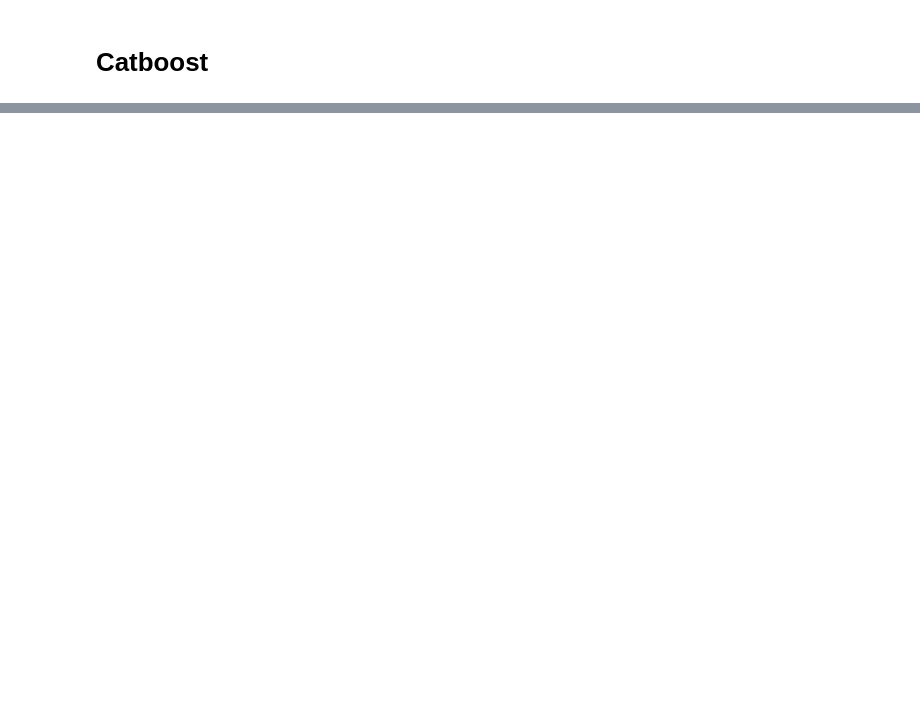
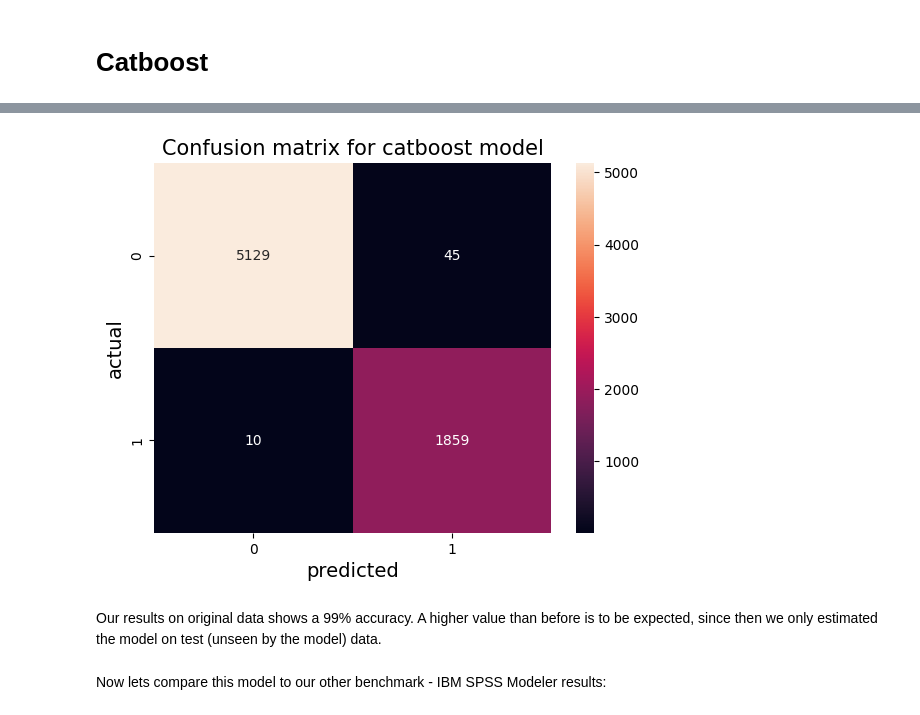
Before and after one commit to stsibikov/Telco_customer_churn, a Jupyter notebook: Machine Learning/Machine Learning.ipynb, the cells around one changed output, grey strips where cells are left out. Cells and saved outputs as stored; diff of their text form; code cells hidden in the pictures; blank space fills up the shorter version.

```diff
--- a/Machine Learning/Machine Learning.ipynb
+++ b/Machine Learning/Machine Learning.ipynb
@@ -59,0 +99,7 @@ model.fit(X_train, y_train)
+# %%
+sampler = RandomOverSampler(sampling_strategy='minority')
+X, y = sampler.fit_resample(df.drop('churn', axis=1), df['churn'])
+X_train, X_test, y_train, y_test = train_test_split(X, y, test_size=0.20)
+
+model = CatBoostClassifier(random_seed=888)
+model.fit(X_train, y_train)
@@ -70,0 +161,11 @@ weighted avg      0.964     0.965     0.964      1409
+# %%
+ax = sns.heatmap(sklearn.metrics.confusion_matrix(df['churn'], model.predict(df.drop('churn', axis=1))), annot=True, fmt='g')
+ax.set_title('Confusion matrix for catboost model', fontsize=15)
+ax.set_xlabel("predicted", fontsize=14)
+ax.set_ylabel("actual", fontsize=14);
+# %% [output]
+[figure, added]
+# %% [markdown]
+Our results on original data shows a 99% accuracy. A higher value than before is to be expected, since then we only estimated the model on test (unseen by the model) data.
+# %% [markdown]
+Now lets compare this model to our other benchmark - IBM SPSS Modeler results:
```
Also changed, not shown: parts of 43 cells of this notebook, 5 other files.
